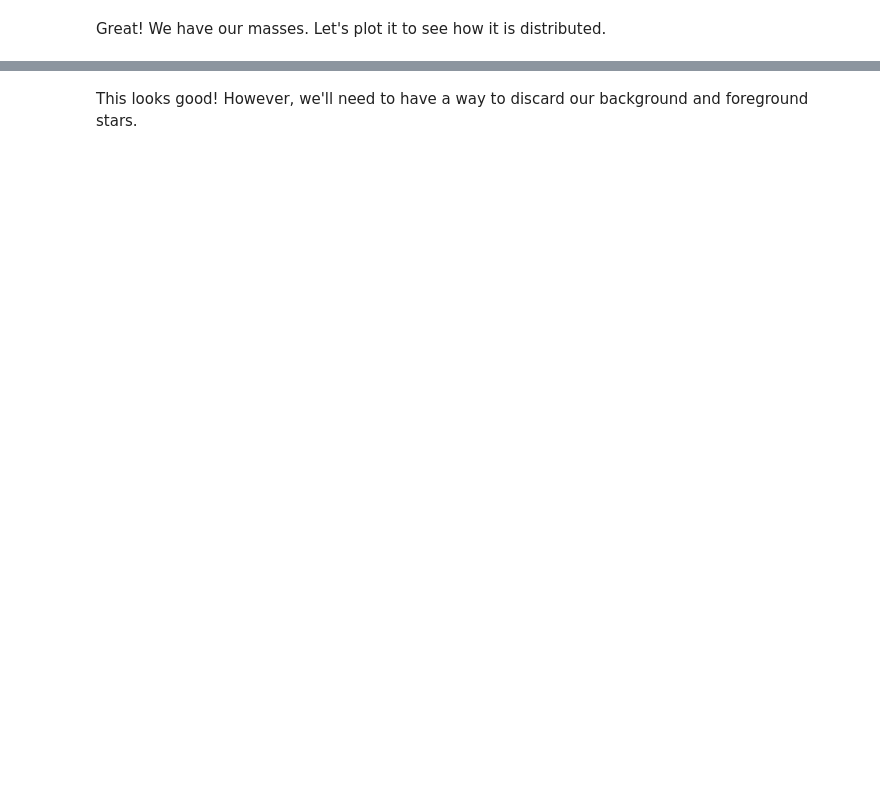
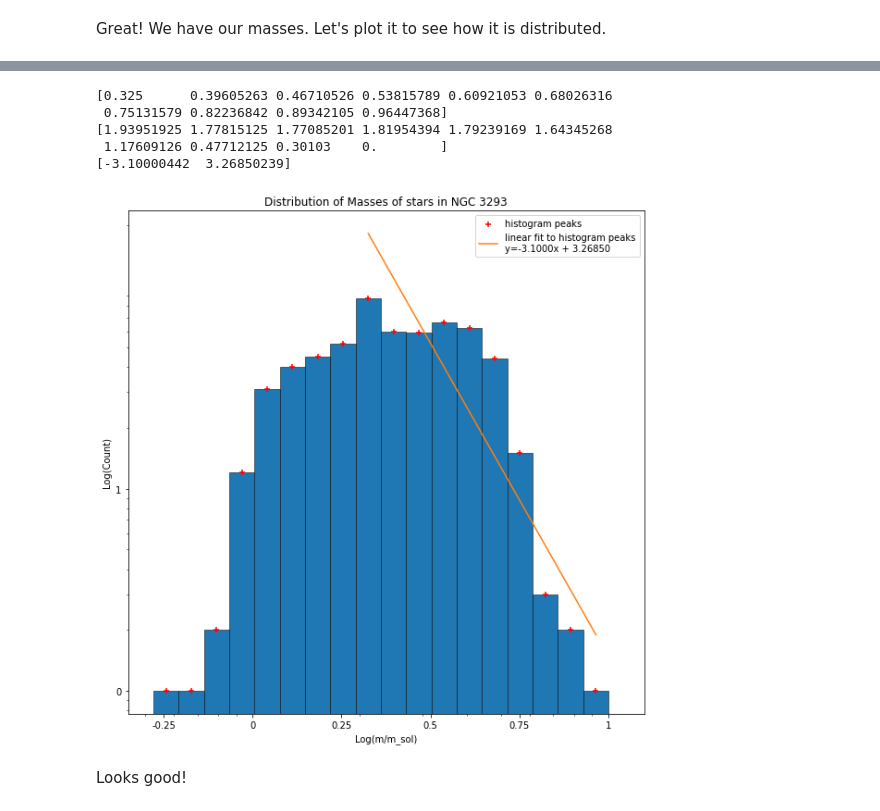
Before and after one commit to cedliang/ASP3231-Project-NGC-3293-, a Jupyter notebook: src/masses.ipynb, the cells around one changed output, grey strips where cells are left out. Cells and saved outputs as stored; diff of their text form; code cells hidden in the pictures; blank space fills up the shorter version.

```diff
--- a/src/masses.ipynb
+++ b/src/masses.ipynb
@@ -46,8 +52,16 @@ We'll use the PyAstronomy package and its inbuilt conversion function to convert
 # %%
 from PyAstronomy import pyasl
 b = pyasl.BallesterosBV_T()
+# %%
+extinction = 1
+reddening = extinction/3.1
 # %%
-bvs = [{'id': row['id'], 'bv':(bv := row['Bmag']-row['Vmag']), 'temp':b.bv2T(bv)} for row in mag_table]
+bvs = [{'id': row['id'], 'bv':(bv := row['Bmag']-row['Vmag']-reddening), 'temp':b.bv2T(bv)}
+       for row
+       in mag_table
+       # filtering for the removed stars
+       if int(row['id']) not in removed_ids
+       ]
 
-bvs
+bvs[:10]
 # %% [output]
@@ -135,2 +131,62 @@ plt.show()
-# %% [markdown]
-This looks good! However, we'll need to have a way to discard our background and foreground stars.
+# %%
+masslist = [star['massratio'] for star in bvs]
+
+# quick calculation of the centre points of the histogram bins
+histys, histbinedges = np.histogram(masslist, bins=np.logspace(-0.35, 1, 20))
+histbinleftedge, histbinrightedge = histbinedges[:-1], histbinedges[1:]
+histxs = list(map(lambda ledge, redge: 10**((np.log10(ledge) +
+              np.log10(redge))/2), histbinleftedge, histbinrightedge))
+
+# linear fit to the histogram peaks, getting rid of the first element since that gave an infinity error
+# let's make a fit only to the tail of the curve
+loghistxs = np.log10(np.array(histxs))[1:]
+loghistys = np.log10(np.array(histys))[1:]
+
+# max by key on [1] elem of the data, then index[0] to get the index in the list from enumerate
+max_hist_ys_idx = max(enumerate(loghistys), key=operator.itemgetter(1))[0]
+truncated_loghistxs, truncated_loghistys = loghistxs[max_hist_ys_idx:], loghistys[max_hist_ys_idx:]
+
+print(truncated_loghistxs)
+print(truncated_loghistys)
+
+
+linfit = np.polyfit(truncated_loghistxs, truncated_loghistys, 1)
+
+print(linfit)
+
+x_ticks = [10**-0.25, 1, 10**0.25, 10**0.5, 10**0.75, 10**1]
+x_tick_labels = [-0.25, 0, 0.25, 0.5, 0.75, 1]
+
+y_ticks = [1, 10]
+y_tick_labels = [0, 1]
+
+plt.rcParams["figure.figsize"] = (10, 10)
+fig = plt.hist(masslist, bins=np.logspace(-0.35, 1, 20),
+               edgecolor='black', linewidth=0.5)
+plt.scatter(histxs, histys, marker='+', color='r', label='histogram peaks')
+
+plt.plot(10**(truncated_loghistxs), 10**((lambda x: x *
+         linfit[0] + linfit[1])(truncated_loghistxs)), label=f'linear fit to histogram peaks\ny={str(linfit[0])[:7]}x + {str(linfit[1])[:7]}')
+
+plt.xlim(10**-0.35, 10**1.1)
+plt.xscale('log')
+plt.yscale('log')
+plt.xticks([], [])
+plt.xticks(x_ticks, x_tick_labels)
+plt.yticks([], [])
+plt.yticks(y_ticks, y_tick_labels)
+plt.ylabel("Log(Count)")
+plt.xlabel("Log(m/m_sol)")
+plt.legend(loc='best')
+
+plt.title("Distribution of Masses of stars in NGC 3293")
+plt.show()
+# %% [output]
+[0.325      0.39605263 0.46710526 0.53815789 0.60921053 0.68026316
+ 0.75131579 0.82236842 0.89342105 0.96447368]
+[1.93951925 1.77815125 1.77085201 1.81954394 1.79239169 1.64345268
+ 1.17609126 0.47712125 0.30103    0.        ]
+[-3.10000442  3.26850239]
+[figure, added]
+# %% [markdown]
+Looks good!
```
Also changed, not shown: parts of 8 cells of this notebook, 1 other file.
